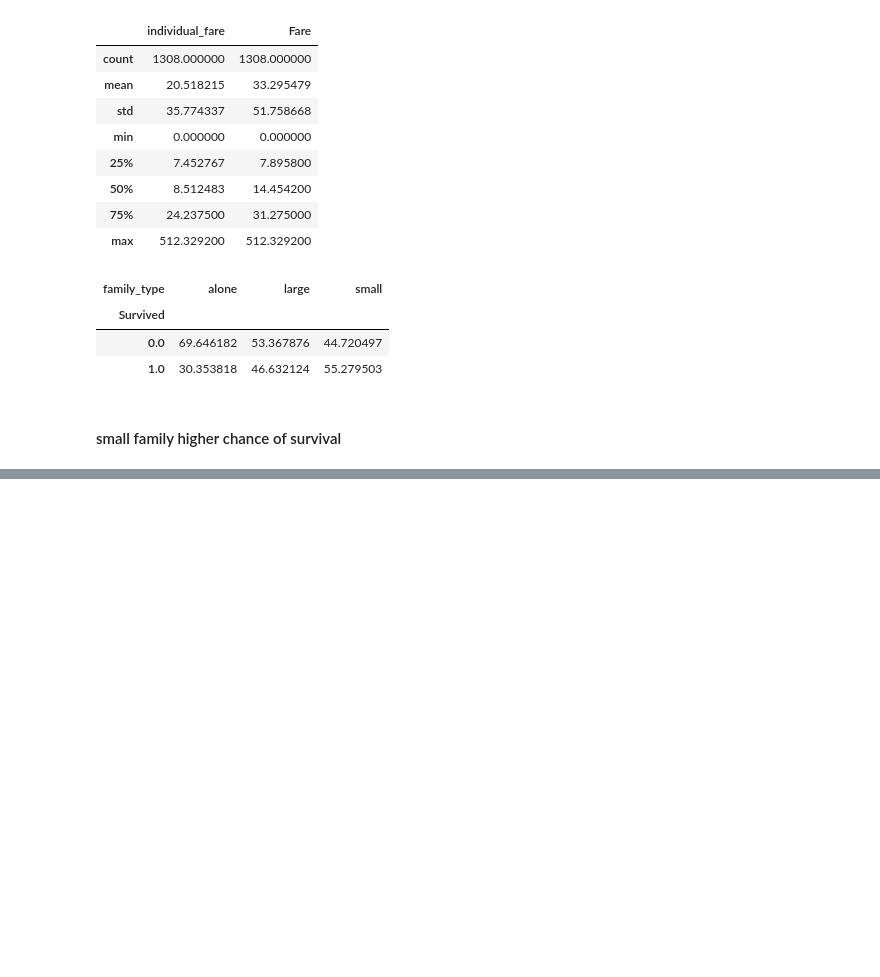
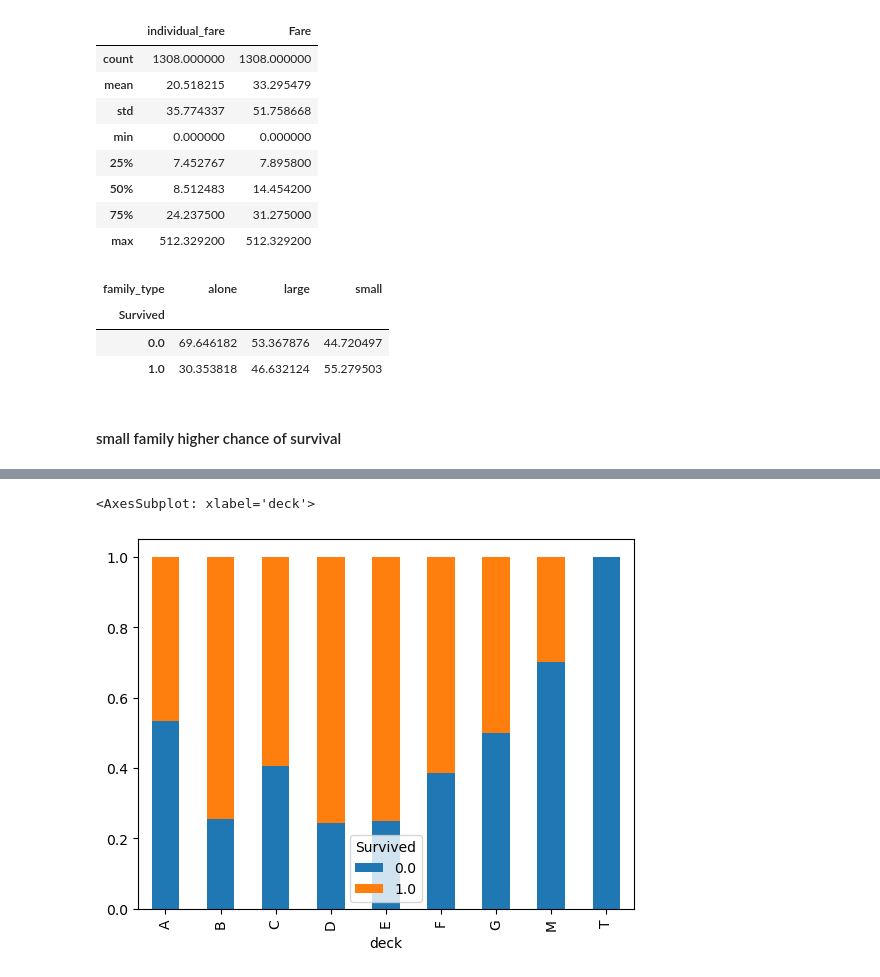
Before and after one commit to tejas05in/CampusX_DSA, a Jupyter notebook: session 29/practice.ipynb, the cells around one changed output, grey strips where cells are left out. Drawn from its saved outputs; the diff is of its cells as text; code cells hidden in the pictures; blank space fills up the shorter version.

```diff
--- a/session 29/practice.ipynb
+++ b/session 29/practice.ipynb
@@ -446,0 +473,8 @@ pd.crosstab(df.Survived,df.family_type,normalize='columns')*100
+# %%
+def title_clean(string):
+    if string in ['Rev.','Dr.','Col.','Major.','Don.','Capt.','the','Jonkheer.']:
+        return 'other'
+    else:
+        return string
+# %%
+df.title = df.title.apply(title_clean)
@@ -446,0 +528,2 @@ pd.crosstab(df.Survived,df.family_type,normalize='columns')*100
+# %%
+df.Cabin.fillna('M',inplace=True)
@@ -446,0 +545,2 @@ pd.crosstab(df.Survived,df.family_type,normalize='columns')*100
+# %%
+df['deck'] =df.Cabin.str[0]
@@ -446,0 +574,5 @@ pd.crosstab(df.Survived,df.family_type,normalize='columns')*100
+# %%
+pd.crosstab(df.deck,df.Survived,normalize='index').plot(kind='bar',stacked=True)
+# %% [output]
+<AxesSubplot: xlabel='deck'>
+[figure, added]
```
Also changed, not shown: parts of 11 cells of this notebook.
